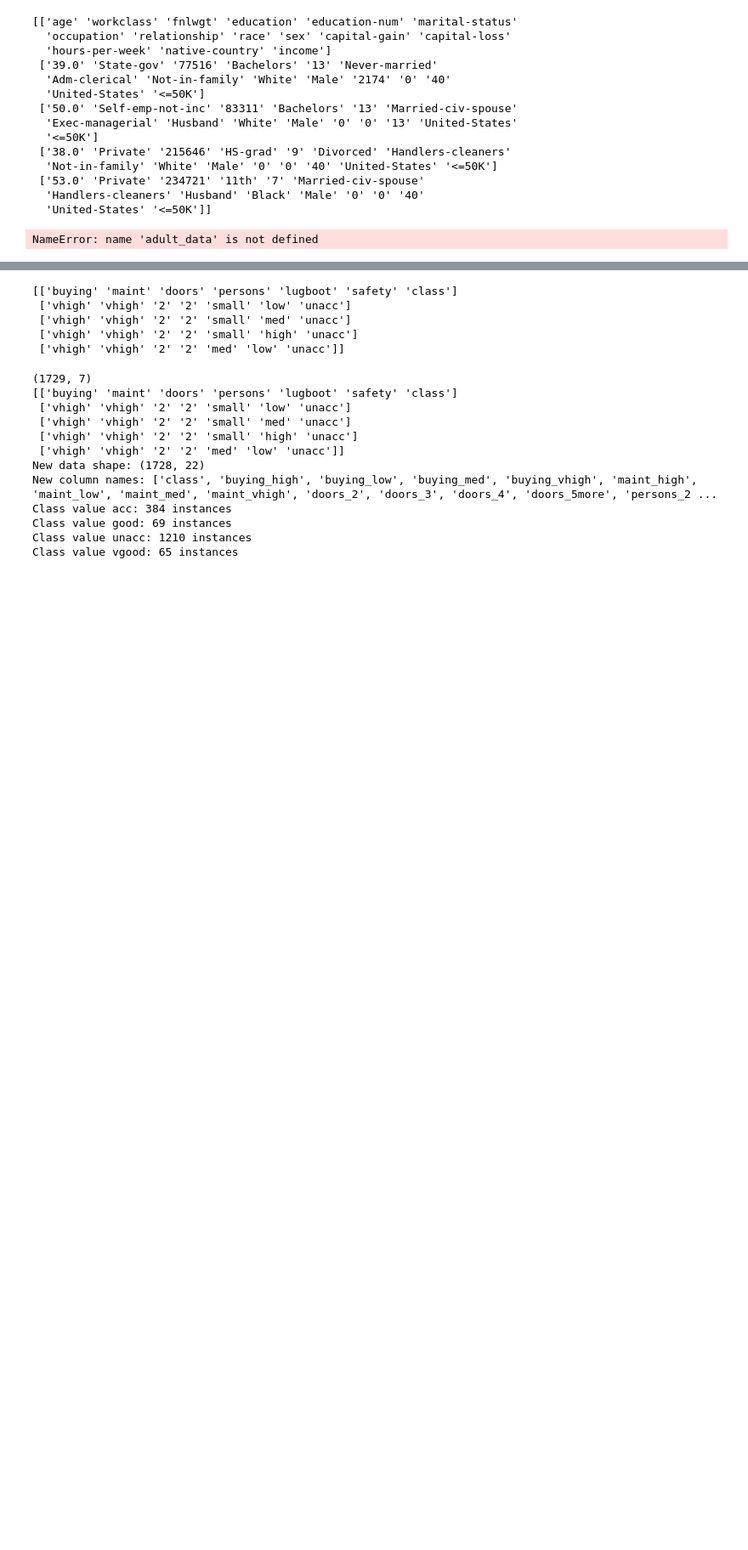
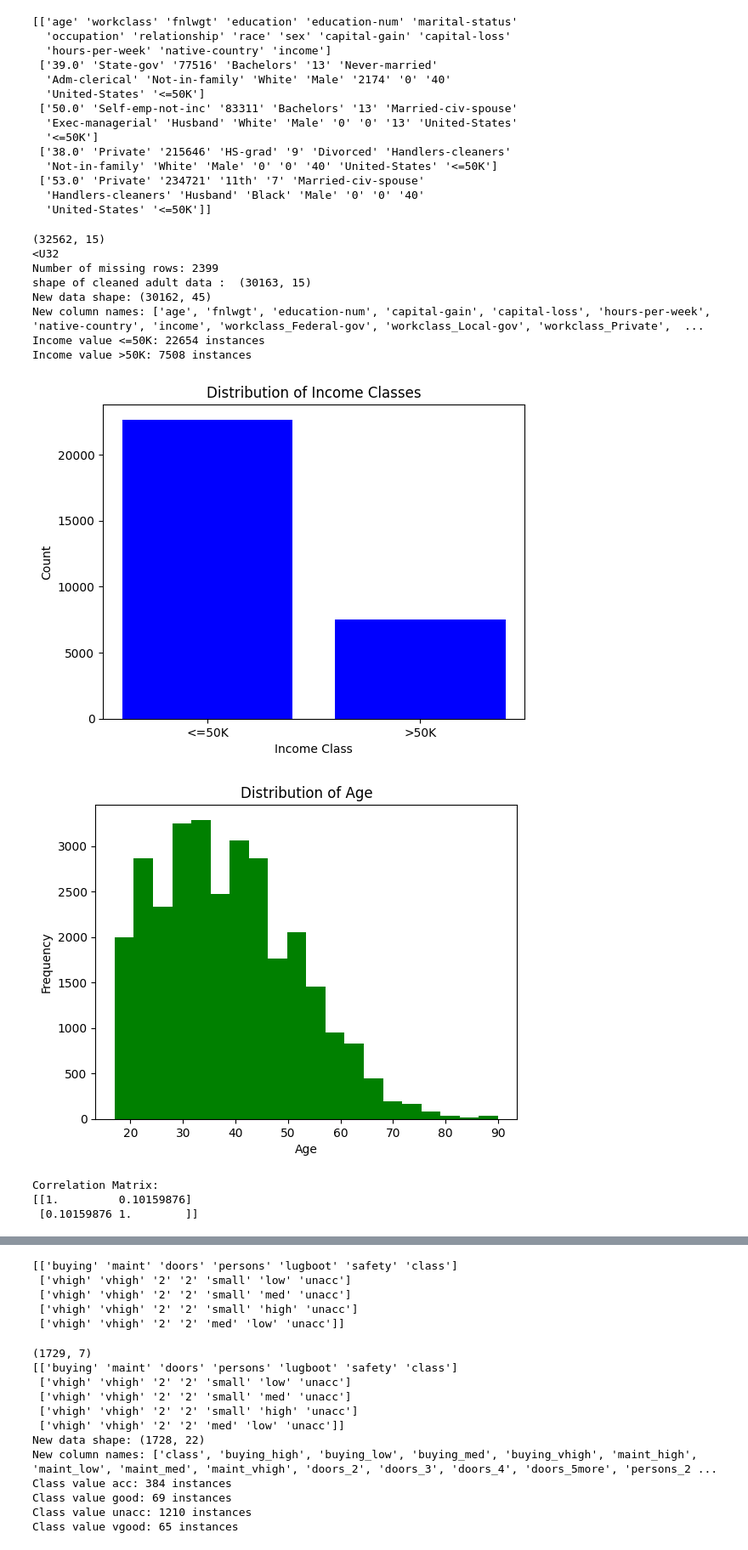
Before and after one commit to ratulsarker/mini_project_1, a Jupyter notebook: Group15_miniproject.ipynb, the cells around one changed output, grey strips where cells are left out. Shown at 85% size. Drawn from its saved outputs; the diff is of its cells as text; code cells hidden in the pictures; blank space fills up the shorter version.

```diff
--- a/Group15_miniproject.ipynb
+++ b/Group15_miniproject.ipynb
@@ -63,16 +63,16 @@ print(adult[:5])  # Print first 5 rows to check
 #test numpy for adult data
 import matplotlib.pyplot as plt
 
-# adult_data = np.load('adult.npy', allow_pickle=True, fix_imports=True)  # Load data from .npy file
-# print(adult_data.shape)
-# # print(adult_data[:5])  # Print first 5 rows to check
-# print(adult_data.dtype)  # Check data type
+adult_data = adult
+print(adult_data.shape)
+# print(adult_data[:5])  # Print first 5 rows to check
+print(adult_data.dtype)  # Check data type
 
 # Identify missing data (assuming it's represented as '?')
-missing_rows = [i for i in range(adult.shape[0]) if '?' in adult[i]]
+missing_rows = [i for i in range(adult_data.shape[0]) if '?' in adult_data[i]]
 print('Number of missing rows: {}'.format(len(missing_rows)))
 
-clean_adult_data = np.delete(adult, missing_rows, axis=0) # Delete rows with missing data
+clean_adult_data = np.delete(adult_data, missing_rows, axis=0) # Delete rows with missing data
 print("shape of cleaned adult data : " , clean_adult_data.shape)  # Check shape to make sure rows were deleted
 
 
@@ -128,7 +128,23 @@ for column_name, column_index in columns_to_encode.items():
 
 print("New data shape:", hc_adult_data.shape)  # Check shape to make sure columns were added
 print("New column names:", new_column_names)
-
+# New column names: ['age', 'fnlwgt', 'education-num', 'capital-gain',
+# 'capital-loss', 'hours-per-week', 'native-country', 'income',
+# 'workclass_Federal-gov', 'workclass_Local-gov', 'workclass_Private',
+# 'workclass_Self-emp-inc', 'workclass_Self-emp-not-inc',
+# 'workclass_State-gov', 'workclass_Without-pay', 'education_10th',
+# 'education_11th', 'education_12th', 'education_1st-4th',
+# 'education_5th-6th', 'education_7th-8th', 'education_9th',
+# 'education_Assoc-acdm', 'education_Assoc-voc', 'education_Bachelors',
+# 'education_Doctorate', 'education_HS-grad', 'education_Masters',
+# 'education_Preschool', 'education_Prof-school', 'education_Some-college',
+# 'marital-status_Divorced', 'marital-status_Married-AF-spouse',
+# 'marital-status_Married-civ-spouse', 'marital-status_Married-spouse-absent',
+# 'marital-status_Never-married', 'marital-status_Separated',
+# 'marital-status_Widowed', 'race_Amer-Indian-Eskimo',
+# 'race_Asian-Pac-Islander', 'race_Black', 'race_Other', 'race_White',
+# 'sex_Female', 'sex_Male']
+# 1. Distribution of classes in 'income'
 income_column_index = new_column_names.index('income')
 income_values, income_counts = np.unique(hc_adult_data[:, income_column_index], return_counts=True)
 for value, count in zip(income_values, income_counts):
@@ -144,31 +160,43 @@ plt.show()
 
 # 2. Distributions of numerical features (taking 'age' as an example)
 age_column_index = new_column_names.index('age')
 plt.figure()
 plt.hist(hc_adult_data[:, age_column_index].astype(float), bins=20, color='green')  # Convert to float for numerical operations
 plt.xlabel('Age')
 plt.ylabel('Frequency')
 plt.title('Distribution of Age')
 plt.show()
 
 # 3. Correlations between the features
 # First, identify the indices of numerical columns (add more if necessary)
 numerical_column_indices = [new_column_names.index('age'), new_column_names.index('hours-per-week')]
 numerical_data = hc_adult_data[:, numerical_column_indices].astype(float)  # Select only numerical columns and convert to float
 
 correlation_matrix = np.corrcoef(numerical_data, rowvar=False)
 print("\nCorrelation Matrix:")
 print(correlation_matrix)
 
 # 4. Scatter plots of pair-wise features (plotting 'age' vs 'hours-per-week' as an example)
 age_data = hc_adult_data[:, age_column_index].astype(float)
 hours_per_week_data = hc_adult_data[:, new_column_names.index('hours-per-week')].astype(float)
 
 plt.figure()
 plt.scatter(age_data, hours_per_week_data, color='red')
 plt.xlabel('Age')
 plt.ylabel('Hours per Week')
 plt.title('Age vs Hours per Week')
 plt.show()
 # %% [output]
-NameError: name 'adult_data' is not defined
+(32562, 15)
+<U32
+Number of missing rows: 2399
+shape of cleaned adult data :  (30163, 15)
+New data shape: (30162, 45)
+New column names: ['age', 'fnlwgt', 'education-num', 'capital-gain', 'capital-loss', 'hours-per-week', 'native-country', 'income', 'workclass_Federal-gov', 'workclass_Local-gov', 'workclass_Private',  ...
+Income value <=50K: 22654 instances
+Income value >50K: 7508 instances
+[figure, added]
+[figure, added]
+Correlation Matrix:
+[[1.         0.10159876]
+ [0.10159876 1.        ]]
```
Also changed, not shown: parts of 5 cells of this notebook.
